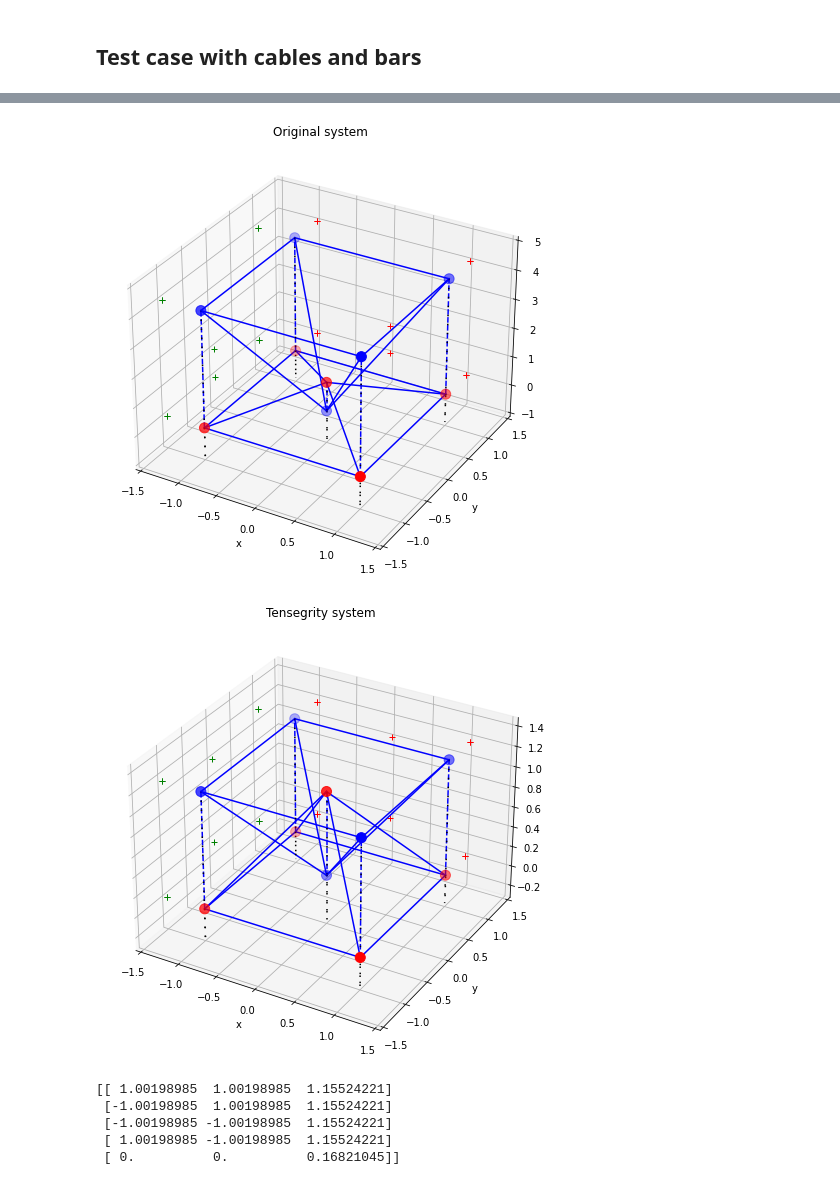
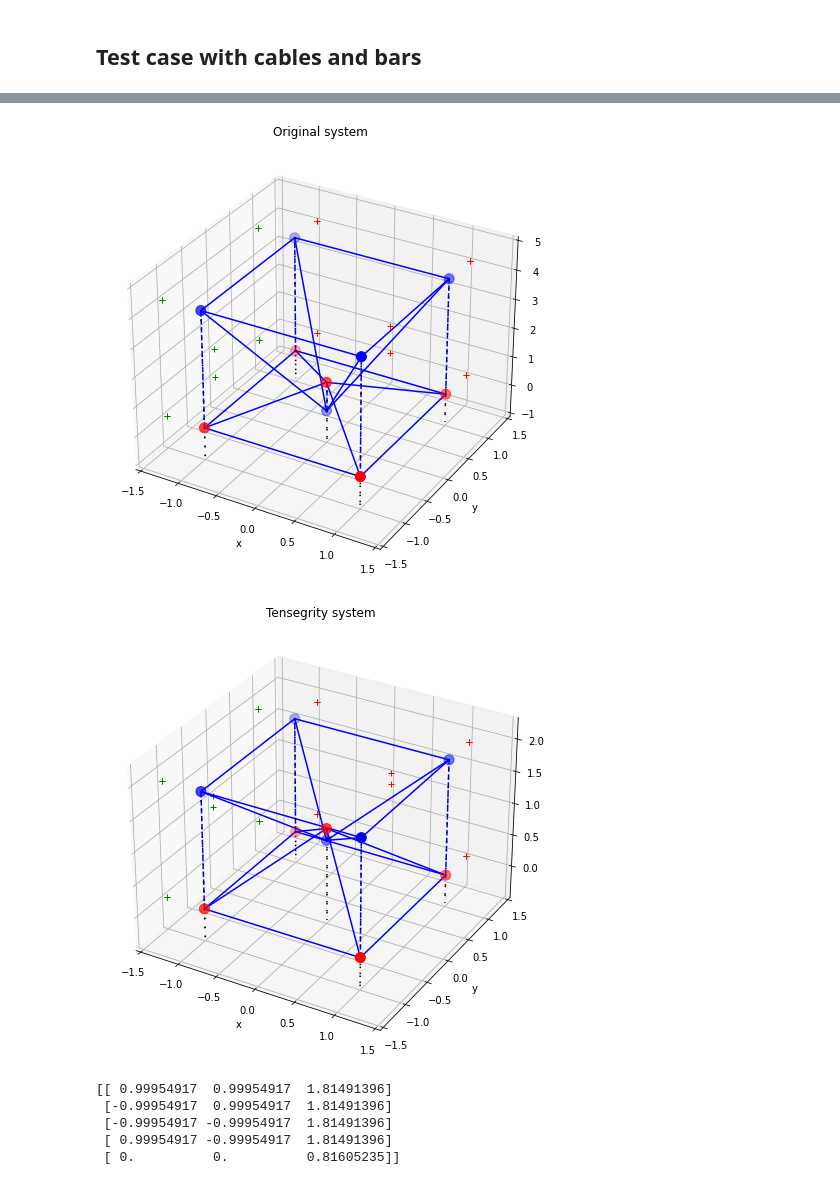
Before and after one commit to aledha/Tensegrity-Structures, a Jupyter notebook: tensegrity.ipynb, the cells around one changed output, grey strips where cells are left out. Drawn from its saved outputs; the diff is of its cells as text; code cells hidden in the pictures.

```diff
--- a/tensegrity.ipynb
+++ b/tensegrity.ipynb
@@ -144,7 +144,10 @@ def dE_bar(Y, bars, P, N, M, consts):
     bars_indices = np.asarray(np.where(bars != 0))
     grav = np.zeros((N, 3))
     elast = np.zeros((N, 3))
-    X = np.vstack((P, Y))
+    if P.size > 0:
+        X = np.vstack((P, Y))
+    else:
+        X = Y
     for i, j in bars_indices.T:
         norm = np.linalg.norm(X[i] - X[j])
         grav[i] += np.array([0, 0, bars[i, j]])
@@ -158,7 +161,10 @@ def dE_cable(Y, cables, P, N, M, consts):
     k = consts[3]
     cable_indices = np.asarray(np.where(cables != 0))
     elast = np.zeros((N, 3))
-    X = np.vstack((P, Y))
+    if P.size > 0:
+        X = np.vstack((P, Y))
+    else:
+        X = Y
     for i, j in cable_indices.T:
         norm = np.linalg.norm(X[i] - X[j])
         if norm > cables[i, j]:
@@ -169,9 +175,6 @@ def dE_cable(Y, cables, P, N, M, consts):
 def dE(X, P, cables, bars, ms, N, M, consts):
     Y = X.reshape(N - M, 3)
     gradient = (dE_ext(Y, ms, P, N, M, consts) + dE_bar(Y, bars, P, N, M, consts) + dE_cable(Y, cables, P, N, M, consts))
-    """print("Ext ",dE_ext(Y, ms, P, N, M))
-    print("Bar ", dE_bar(Y, bars, P, N, M))
-    print("Cable", dE_cable(Y, cables, P, N, M))"""
     return gradient
 M = 1
 print(dE(X[M:], X[:M], cables, bars, ms, N, M, consts))
@@ -332,21 +351,28 @@ X0 = np.vstack((P, Y0))
 cables = np.zeros((N, N))
 bars = np.zeros((N, N))
 
-bars[0, 4], bars[1, 5], bars[2, 6], bars[3, 7] = 10, 10, 10, 10
-cables[0, 7], cables[1, 4], cables[2, 5], cables[3, 6] = 8, 8, 8, 8
-cables[4, 5], cables[4, 7], cables[5, 6], cables[6, 7] = 1, 1, 1, 1
+bars[0, 4], bars[1, 5], bars[2, 6], bars[3, 7] = [10] * 4
+cables[0, 7], cables[1, 4], cables[2, 5], cables[3, 6] = [8] * 4
+cables[4, 5], cables[4, 7], cables[5, 6], cables[6, 7] = [1] * 4
 
 ms = np.zeros(N)
 
-Y = BFGS(X0.flatten(), N, M, cables, bars, ms, 100, consts)
+def f(y):
+    X = np.concatenate((P.flatten(), y))
+    return E(X, cables, bars, ms, consts)
+
+def df(y):
+    return dE(y, P, cables, bars, ms, N, M, consts)
+
+Y = BFGS(X0.flatten(), N, M, cables, bars, 100, f, df)
+
 Y = Y.reshape((N-M, 3))
-
 s, t = 0.70970, 9.54287
-Y0 = np.array([[-s,0,t],
+Ystar = np.array([[-s,0,t],
                [0, -s, t],
                [s,0,t],
                [0,s,t]])
 
 print(E(np.vstack((P, Y0)), cables, bars, ms, consts))
-print(E(np.vstack((P, Y)), cables, bars, ms, consts))
+print(E(np.vstack((P, Ystar)), cables, bars, ms, consts))
 # %% [output]
@@ -361,40 +389,45 @@ N = 10
 M = 5
 P = np.array([[1, 1, 0],
               [-1, 1, 0],
               [-1, -1, 0],
               [1, -1, 0],
               [0, 0, 1]])
 Y0 = np.random.rand(N-M, 3) - 0.5
 Y0 = np.copy(P)
 Y0[:, 2] += 4
 Y0[-1, 2] = np.sqrt(2) - 1
 
 X0 = np.vstack((P, Y0))
 
 cables = np.zeros((N, N))
 bars = np.zeros((N, N))
 
 bars[0, 1], bars[1, 2], bars[2, 3], bars[0, 3] = [2] * 4
 bars[0, 4], bars[1, 4], bars[2, 4], bars[3, 4] = [np.sqrt(3)] * 4
 
 bars[5, 6], bars[6, 7], bars[7, 8], bars[5, 8] = [2] * 4
 bars[5, 9], bars[6, 9], bars[7, 9], bars[8, 9] = [np.sqrt(3)] * 4
 
 cables[0, 5], cables[1, 6], cables[2, 7], cables[3, 8] = [2] * 4
 cables[4, 9] = 2*np.sqrt(2) - 2
 
 ms = 0.001 * np.ones(N)
 
-Y = BFGS(X0.flatten(), N, M, cables, bars, ms, 500, consts)
+def f(y):
+    X = np.concatenate((P.flatten(), y))
+    return E(X, cables, bars, ms, consts)
+
+def df(y):
+    return dE(y, P, cables, bars, ms, N, M, consts)
+
+Y = BFGS(X0.flatten(), N, M, cables, bars, 100, f, df)
 Y = Y.reshape((N-M, 3))
-
-print(Y)
 # %% [output]
 [figure]
-[figure, old version]
+[figure, new version]
-[[ 1.00198985  1.00198985  1.15524221]
- [-1.00198985  1.00198985  1.15524221]
- [-1.00198985 -1.00198985  1.15524221]
- [ 1.00198985 -1.00198985  1.15524221]
- [ 0.          0.          0.16821045]]
+[[ 0.99954917  0.99954917  1.81491396]
+ [-0.99954917  0.99954917  1.81491396]
+ [-0.99954917 -0.99954917  1.81491396]
+ [ 0.99954917 -0.99954917  1.81491396]
+ [ 0.          0.          0.81605235]]
 # %% [markdown]
```
Also changed, not shown: parts of 6 cells of this notebook.
